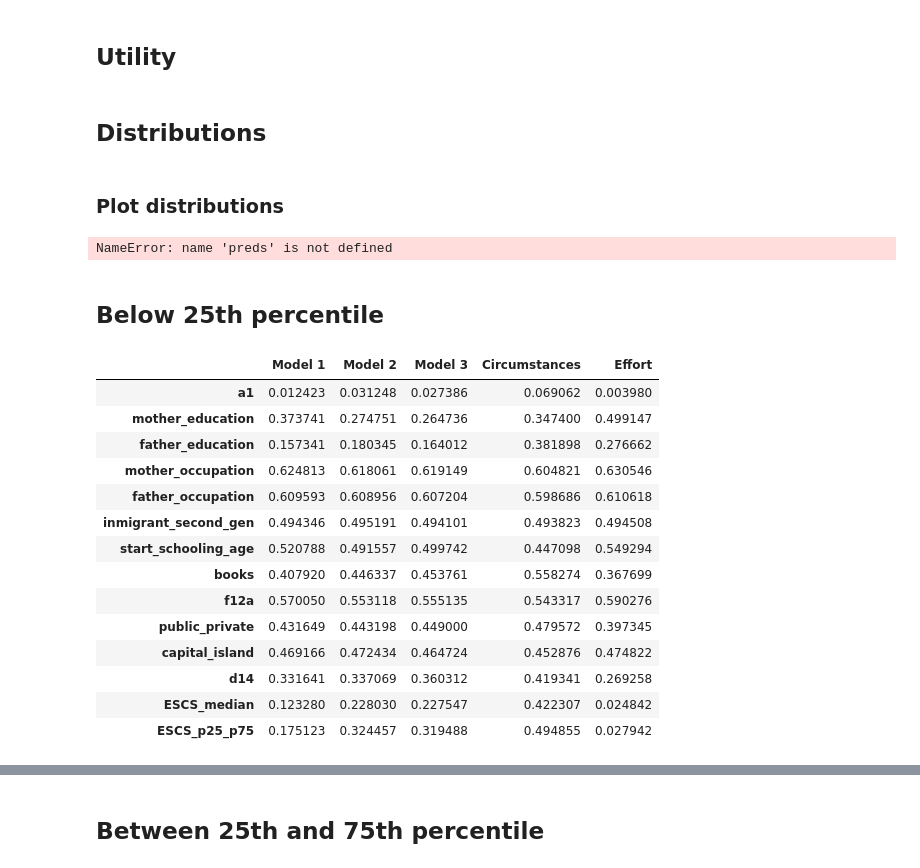
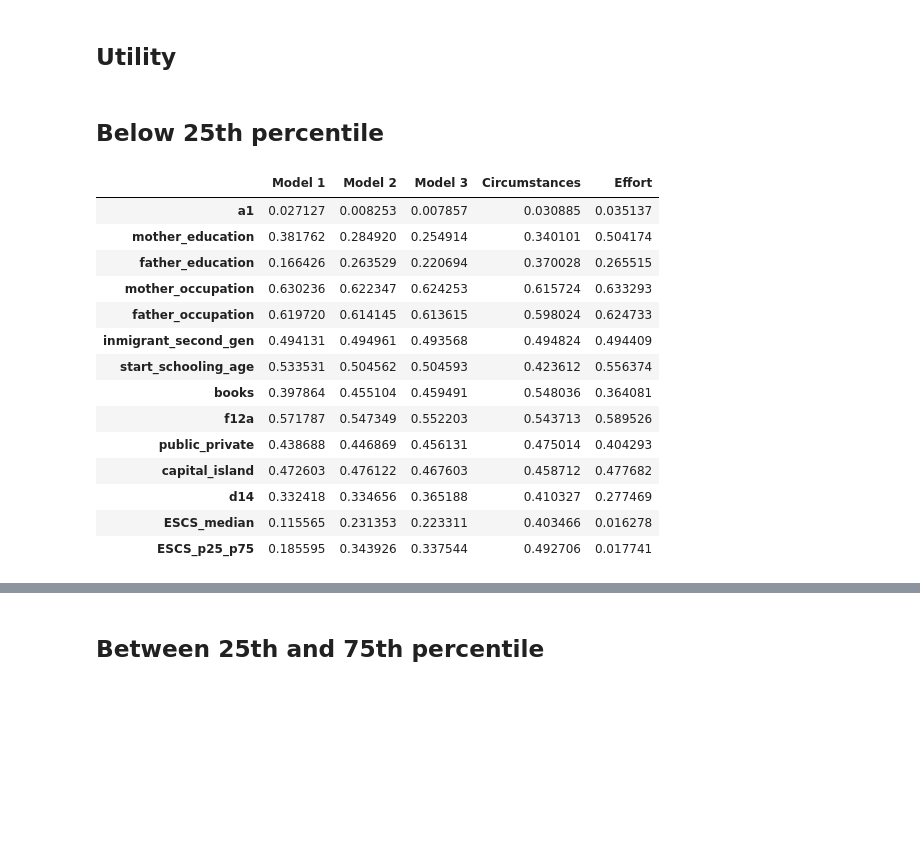
Before and after one commit to liamj2311/aaai24-code, a Jupyter notebook: experiments.ipynb, the cells around one changed output, grey strips where cells are left out. Drawn from its saved outputs; the diff is of its cells as text; code cells hidden in the pictures; blank space fills up the shorter version.

Commit message:
train-test split and accuracy computation

```diff
--- a/experiments.ipynb
+++ b/experiments.ipynb
@@ -84,10 +84,10 @@ cols = data.columns
 data = pd.DataFrame(data.values.flatten().reshape(-1, data.shape[1]), columns=cols)
 # %%
 # Generate quartiles of scores in sixth grade
-data['scores_MATq'] = pd.qcut(data['score_MAT'], 4, labels=["1", "2", "3","4"])
-data['scores_MATq'] = data['scores_MATq'].astype(int)
-data['scores_LENq'] = pd.qcut(data['score_LEN'], 4, labels=["1", "2", "3","4"])
-data['scores_LENq'] = data['scores_LENq'].astype(int)
+data['score_MATq'] = pd.qcut(data['score_MAT'], 4, labels=["1", "2", "3","4"])
+data['score_MATq'] = data['score_MATq'].astype(int)
+data['score_LENq'] = pd.qcut(data['score_LEN'], 4, labels=["1", "2", "3","4"])
+data['score_LENq'] = data['score_LENq'].astype(int)
 # %%
 # Generate median and percentiles 25 and 75 of socioeconomic status (ESCS)
 median_ESCS = data['ESCS'].median()
@@ -527,29 +577,0 @@ def run_experiments(data, percentile, ineq_index):
-# %% [markdown]
-## Distributions
-# %% [markdown]
-### Plot distributions
-# %%
-from matplotlib import pyplot as plt
-
-# below 25th percentile
-
-for pred in preds:
-    data["label"] = binarise_predictions(data[pred], "below-25")
-    for sa in sensitive_attrs:
-        sensitive_vals = np.unique(data[sa].values[~np.isnan(data[sa].values)])
-        fig, ax = plt.subplots(1, len(sensitive_vals), figsize=(20, 4))
-        for idx, sv in enumerate(sensitive_vals):
-            counts = data.loc[(data[sa] == sv)].label.value_counts()
-            if len(counts) > 0:
-                ax[idx].set_title(f"{model_pred_rename[pred]}, {sa} = {sv}")
-                plot = counts.sort_values().plot(kind='barh', ax=ax[idx])
-                ax[idx].set_xlabel("counts")
-                ax[idx].set_ylabel("labels")
-            else:
-                print(f"No samples for {sa} = {sv}")
-        fig.suptitle("Predictions below 25th percentile")
-        fig.tight_layout()
-        plt.show()
-        plt.close()
-# %% [output]
-NameError: name 'preds' is not defined
@@ -556,21 +645,21 @@ NameError: name 'preds' is not defined
 # %% [markdown]
 ## Below 25th percentile
 # %%
-df_below_25 = run_experiments(data=data, percentile="below-25", ineq_index="gini")
+df_below_25, df_acc_below_25 = run_experiments(test_data, percentile="below-25", ineq_index="gini")
 df_below_25
 # %% [output]
 |  | Model 1 | Model 2 | Model 3 | Circumstances | Effort |
-| a1 | 0.012423 | 0.031248 | 0.027386 | 0.069062 | 0.003980 |
-| mother_education | 0.373741 | 0.274751 | 0.264736 | 0.347400 | 0.499147 |
-| father_education | 0.157341 | 0.180345 | 0.164012 | 0.381898 | 0.276662 |
-| mother_occupation | 0.624813 | 0.618061 | 0.619149 | 0.604821 | 0.630546 |
-| father_occupation | 0.609593 | 0.608956 | 0.607204 | 0.598686 | 0.610618 |
-| inmigrant_second_gen | 0.494346 | 0.495191 | 0.494101 | 0.493823 | 0.494508 |
-| start_schooling_age | 0.520788 | 0.491557 | 0.499742 | 0.447098 | 0.549294 |
-| books | 0.407920 | 0.446337 | 0.453761 | 0.558274 | 0.367699 |
-| f12a | 0.570050 | 0.553118 | 0.555135 | 0.543317 | 0.590276 |
-| public_private | 0.431649 | 0.443198 | 0.449000 | 0.479572 | 0.397345 |
-| capital_island | 0.469166 | 0.472434 | 0.464724 | 0.452876 | 0.474822 |
-| d14 | 0.331641 | 0.337069 | 0.360312 | 0.419341 | 0.269258 |
-| ESCS_median | 0.123280 | 0.228030 | 0.227547 | 0.422307 | 0.024842 |
-| ESCS_p25_p75 | 0.175123 | 0.324457 | 0.319488 | 0.494855 | 0.027942 |
+| a1 | 0.027127 | 0.008253 | 0.007857 | 0.030885 | 0.035137 |
+| mother_education | 0.381762 | 0.284920 | 0.254914 | 0.340101 | 0.504174 |
+| father_education | 0.166426 | 0.263529 | 0.220694 | 0.370028 | 0.265515 |
+| mother_occupation | 0.630236 | 0.622347 | 0.624253 | 0.615724 | 0.633293 |
+| father_occupation | 0.619720 | 0.614145 | 0.613615 | 0.598024 | 0.624733 |
+| inmigrant_second_gen | 0.494131 | 0.494961 | 0.493568 | 0.494824 | 0.494409 |
+| start_schooling_age | 0.533531 | 0.504562 | 0.504593 | 0.423612 | 0.556374 |
+| books | 0.397864 | 0.455104 | 0.459491 | 0.548036 | 0.364081 |
+| f12a | 0.571787 | 0.547349 | 0.552203 | 0.543713 | 0.589526 |
+| public_private | 0.438688 | 0.446869 | 0.456131 | 0.475014 | 0.404293 |
+| capital_island | 0.472603 | 0.476122 | 0.467603 | 0.458712 | 0.477682 |
+| d14 | 0.332418 | 0.334656 | 0.365188 | 0.410327 | 0.277469 |
+| ESCS_median | 0.115565 | 0.231353 | 0.223311 | 0.403466 | 0.016278 |
+| ESCS_p25_p75 | 0.185595 | 0.343926 | 0.337544 | 0.492706 | 0.017741 |
```
Also changed, not shown: parts of 22 cells of this notebook, 1 other file.
